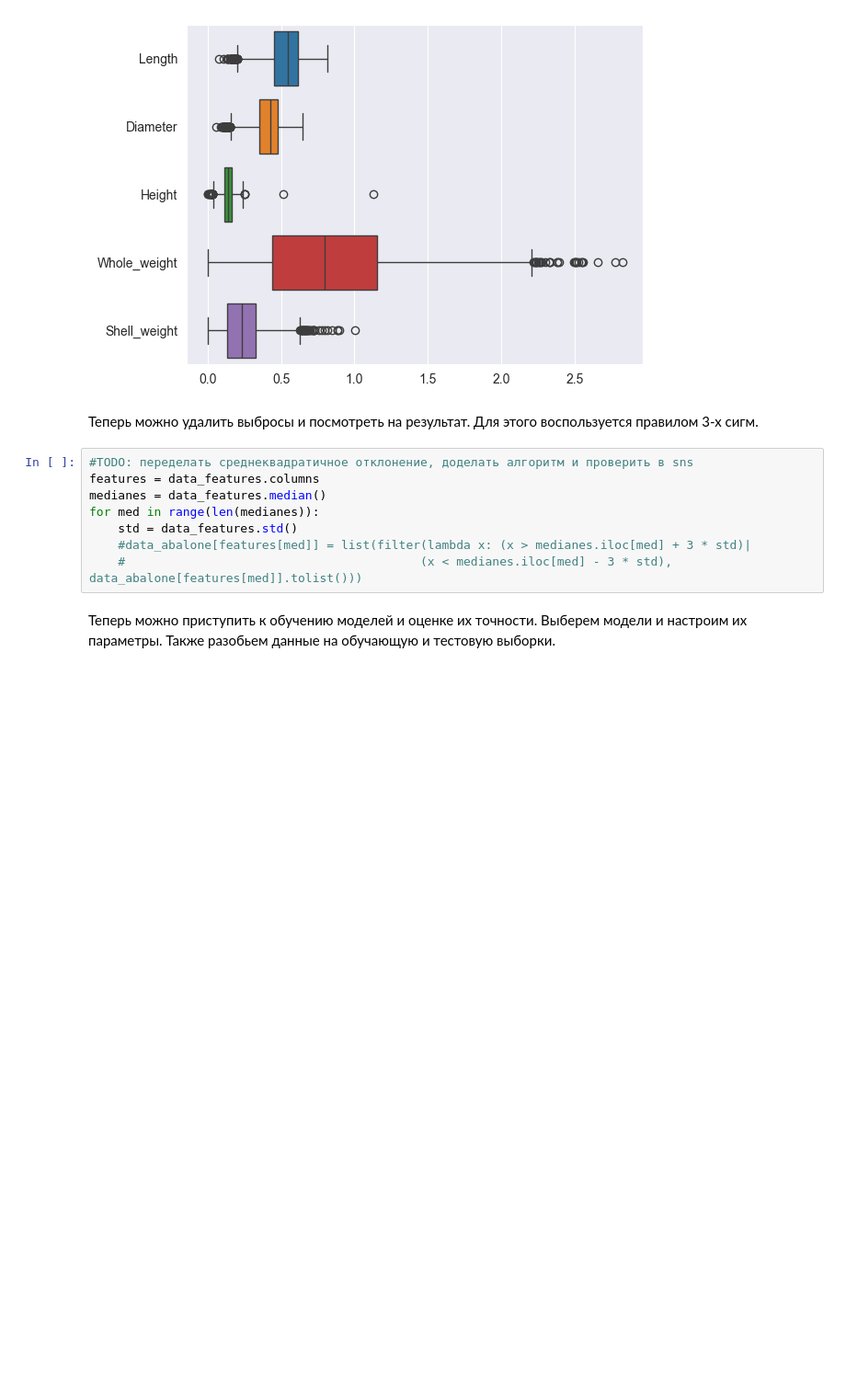
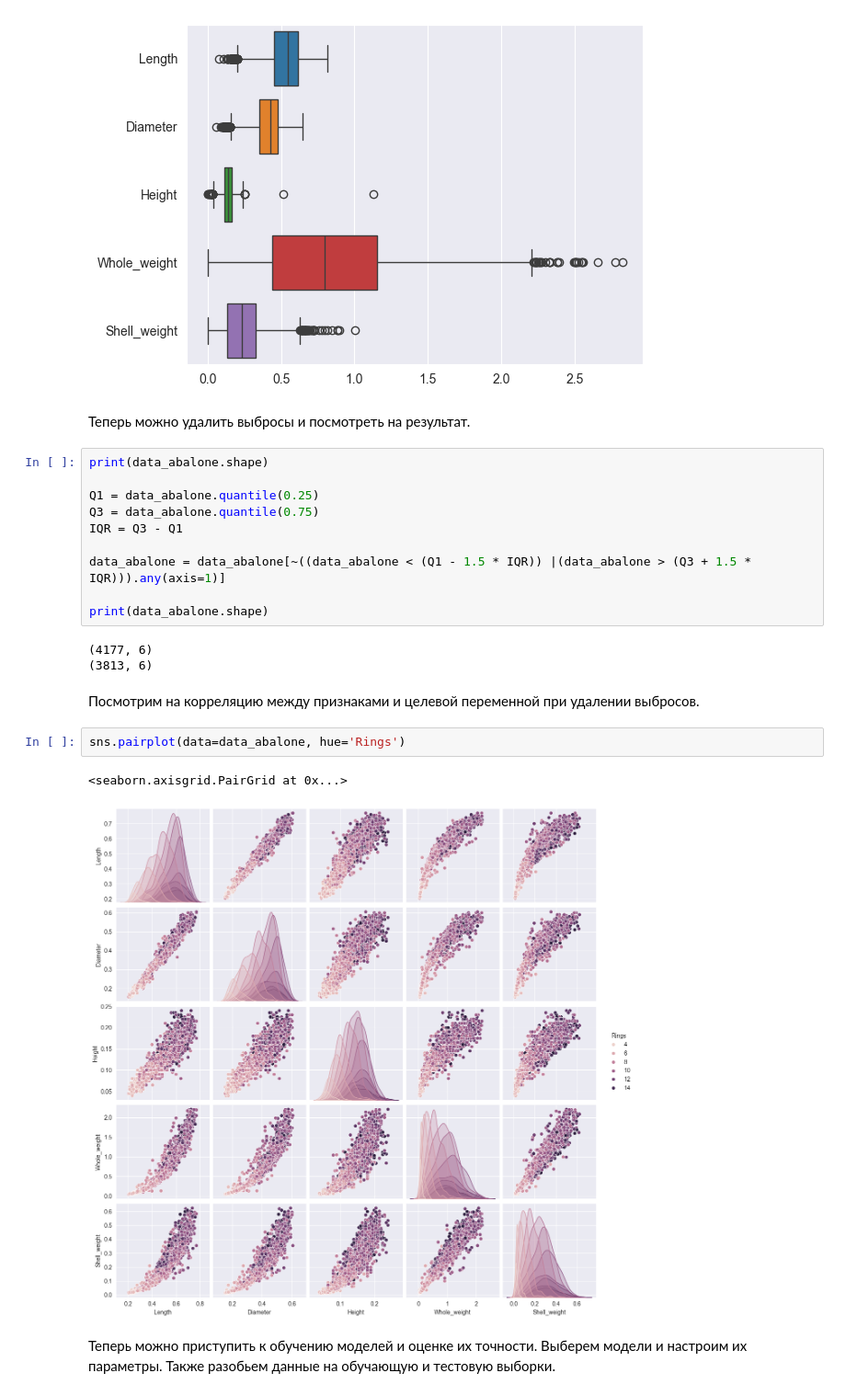
Before and after one commit to AlenaBls/abalone, a Jupyter notebook: abalone.ipynb, the cells around one changed output. Shown at 92% size. Drawn from its saved outputs; the diff is of its cells as text; blank space fills up the shorter version.

```diff
--- a/abalone.ipynb
+++ b/abalone.ipynb
@@ -58,15 +57,26 @@ sns.boxplot(data=data_features, orient='h')
 [figure]
 # %% [markdown]
 Теперь можно удалить выбросы и посмотреть на результат.
-Для этого воспользуется правилом 3-х сигм.
 # %%
-#TODO: переделать среднеквадратичное отклонение, доделать алгоритм и проверить в sns
-features = data_features.columns
-medianes = data_features.median()
-for med in range(len(medianes)):
-    std = data_features.std()
-    #data_abalone[features[med]] = list(filter(lambda x: (x > medianes.iloc[med] + 3 * std)|
-    #                                         (x < medianes.iloc[med] - 3 * std), data_abalone[features[med]].tolist()))
+print(data_abalone.shape)
+
+Q1 = data_abalone.quantile(0.25)
+Q3 = data_abalone.quantile(0.75)
+IQR = Q3 - Q1
+
+data_abalone = data_abalone[~((data_abalone < (Q1 - 1.5 * IQR)) |(data_abalone > (Q3 + 1.5 * IQR))).any(axis=1)]
+
+print(data_abalone.shape)
+# %% [output]
+(4177, 6)
+(3813, 6)
+# %% [markdown]
+Посмотрим на корреляцию между признаками и целевой переменной при удалении выбросов.
+# %%
+sns.pairplot(data=data_abalone, hue='Rings')
+# %% [output]
+<seaborn.axisgrid.PairGrid at 0x...>
+[figure, added]
 # %% [markdown]
 Теперь можно приступить к обучению моделей и оценке их точности.
 Выберем модели и настроим их параметры.
```
Also changed, not shown: parts of 5 cells of this notebook.
